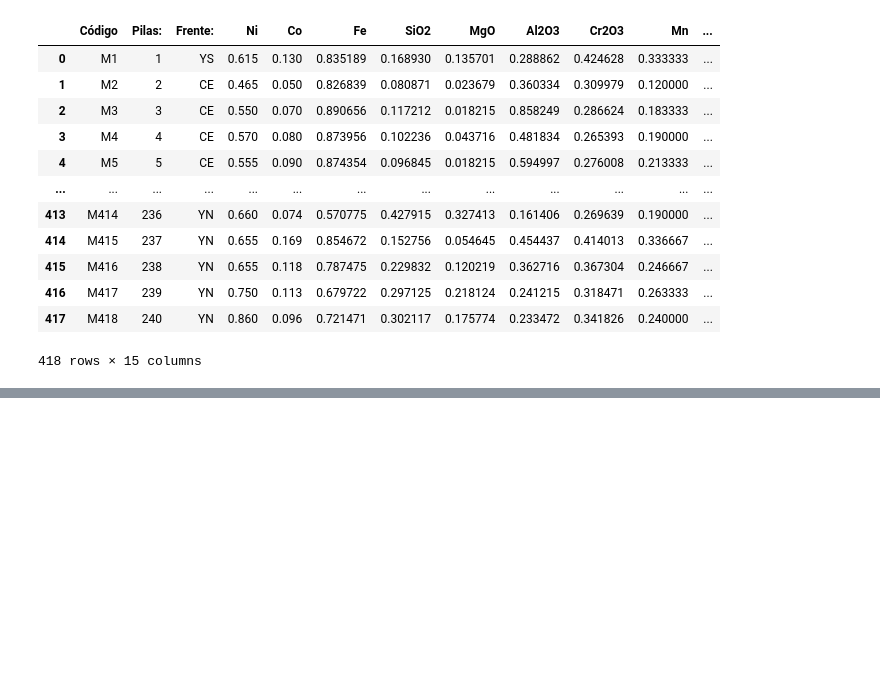
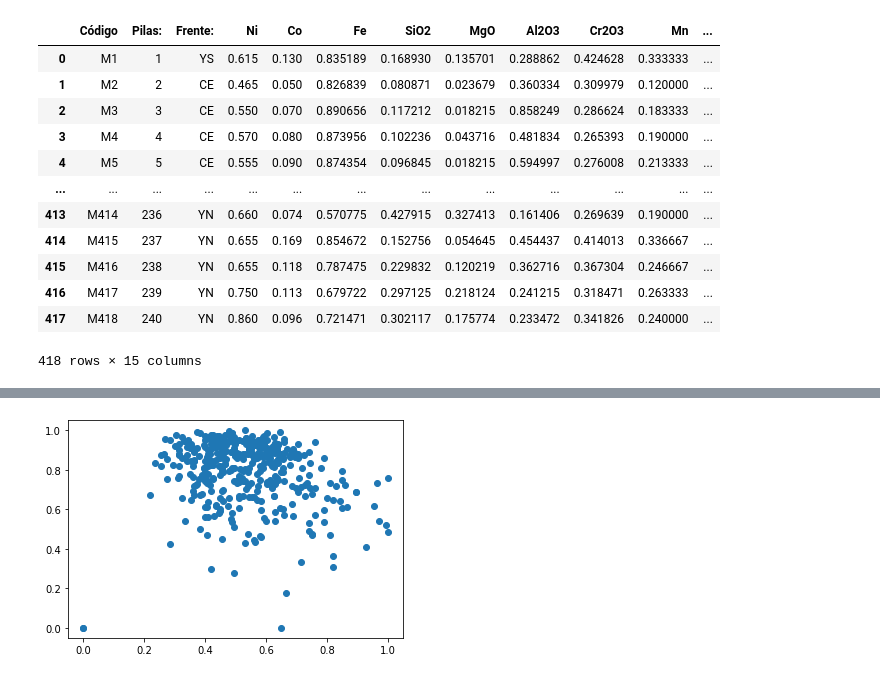
Before and after one commit to roxyconstantine-dev/Proyecto-Final-de-An-lisis-Datos, a Jupyter notebook: untitled1.ipynb, the cells around one changed output, grey strips where cells are left out. Saved outputs shown, nothing was run; the diff lists cells and outputs as text; code cells hidden in the pictures; blank space fills up the shorter version.

```diff
--- a/untitled1.ipynb
+++ b/untitled1.ipynb
@@ -149,0 +187,6 @@ datos2
+# %%
+plt.scatter(datos2["Ni"], datos2["Fe"])
+
+plt.show()
+# %% [output]
+[figure, added]
```
Also changed, not shown: parts of 8 cells of this notebook.
